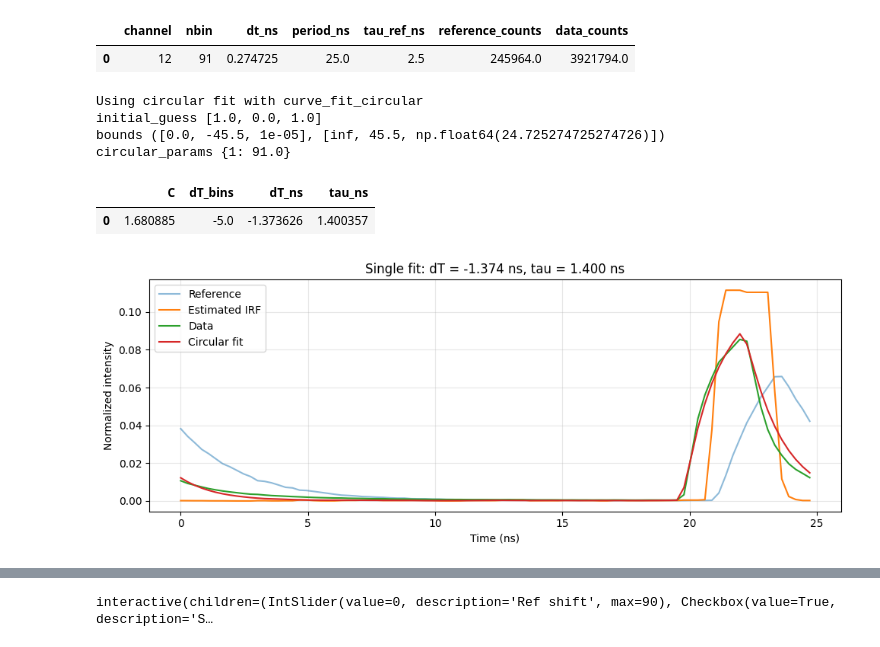
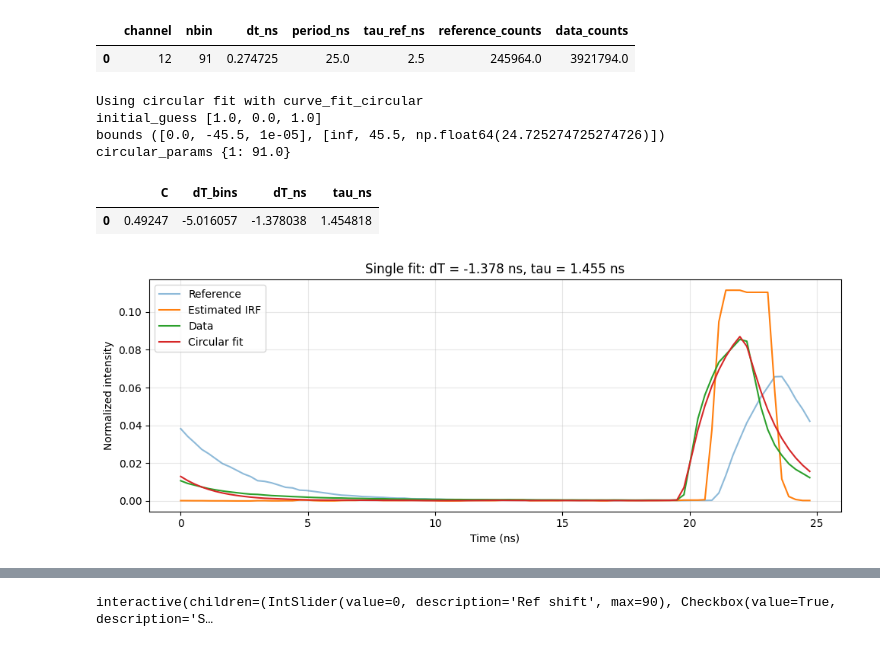
Before and after one commit to VicidominiLab/BrightEyes-Flim, a Jupyter notebook: example notebooks/Alignment Data.ipynb, the cells around one changed output, grey strips where cells are left out. Cells and saved outputs as stored; diff of their text form; code cells hidden in the pictures.

```diff
--- a/example notebooks/Alignment Data.ipynb
+++ b/example notebooks/Alignment Data.ipynb
@@ -13,4 +13,9 @@ sys.path.insert(0, str(ROOT / "src"))
 # %%
 from brighteyes_flim import mcs
 from brighteyes_flim import Alignment
+# %%
+CHANNEL = 12
+C_REF = 1.0
+IRF_ITERATIONS = 300
+FIT_MODE = "irf_shift"
 # %%
@@ -80,10 +83,11 @@ display(setup_df.round(6))
 # %%
 fit_result, fit_cov = Alignment.perform_fit_data(
     t_ns,
-    data_hist_raw_norm,
-    est_irf_ref_norm,
+    data_hist_raw,
+    est_irf_ref,
     period_ns,
     fit_type="circular",
+    mode=FIT_MODE
 )
 
 fitted_hist = np.asarray(
@@ -102,34 +106,34 @@ single_fit_df = pd.DataFrame(
     [
         {
             "C": float(fit_result["C"]),
             "dT_bins": float(fit_result["dT"]),
             "dT_ns": float(fit_result["dT"] * dt_ns),
             "tau_ns": float(fit_result["tau"]),
         }
     ]
 )
 
 display(single_fit_df.round(6))
 
 plt.figure(figsize=(10, 4))
 plt.plot(t_ns, ref_hist_raw_norm, label="Reference", alpha=0.5)
 plt.plot(t_ns, est_irf_ref_norm, label="Estimated IRF")
 plt.plot(t_ns, data_hist_raw_norm, label="Data")
 plt.plot(t_ns, fitted_hist / fitted_hist.sum(), label="Circular fit")
 plt.xlabel("Time (ns)")
 plt.ylabel("Normalized intensity")
 plt.title(f"Single fit: dT = {fit_result['dT'] * dt_ns:.3f} ns, tau = {fit_result['tau']:.3f} ns")
 plt.grid(True, alpha=0.3)
 plt.legend()
 plt.tight_layout()
 plt.show()
 # %% [output]
 Using circular fit with curve_fit_circular
 initial_guess [1.0, 0.0, 1.0]
 bounds ([0.0, -45.5, 1e-05], [inf, 45.5, np.float64(24.725274725274726)])
 circular_params {1: 91.0}
 |  | C | dT_bins | dT_ns | tau_ns |
-| 0 | 1.680885 | -5.0 | -1.373626 | 1.400357 |
+| 0 | 0.49247 | -5.016057 | -1.378038 | 1.454818 |
 [figure]
 # %%
 shift_values = np.arange(nbin)
```
Also changed, not shown: parts of 3 cells of this notebook.
